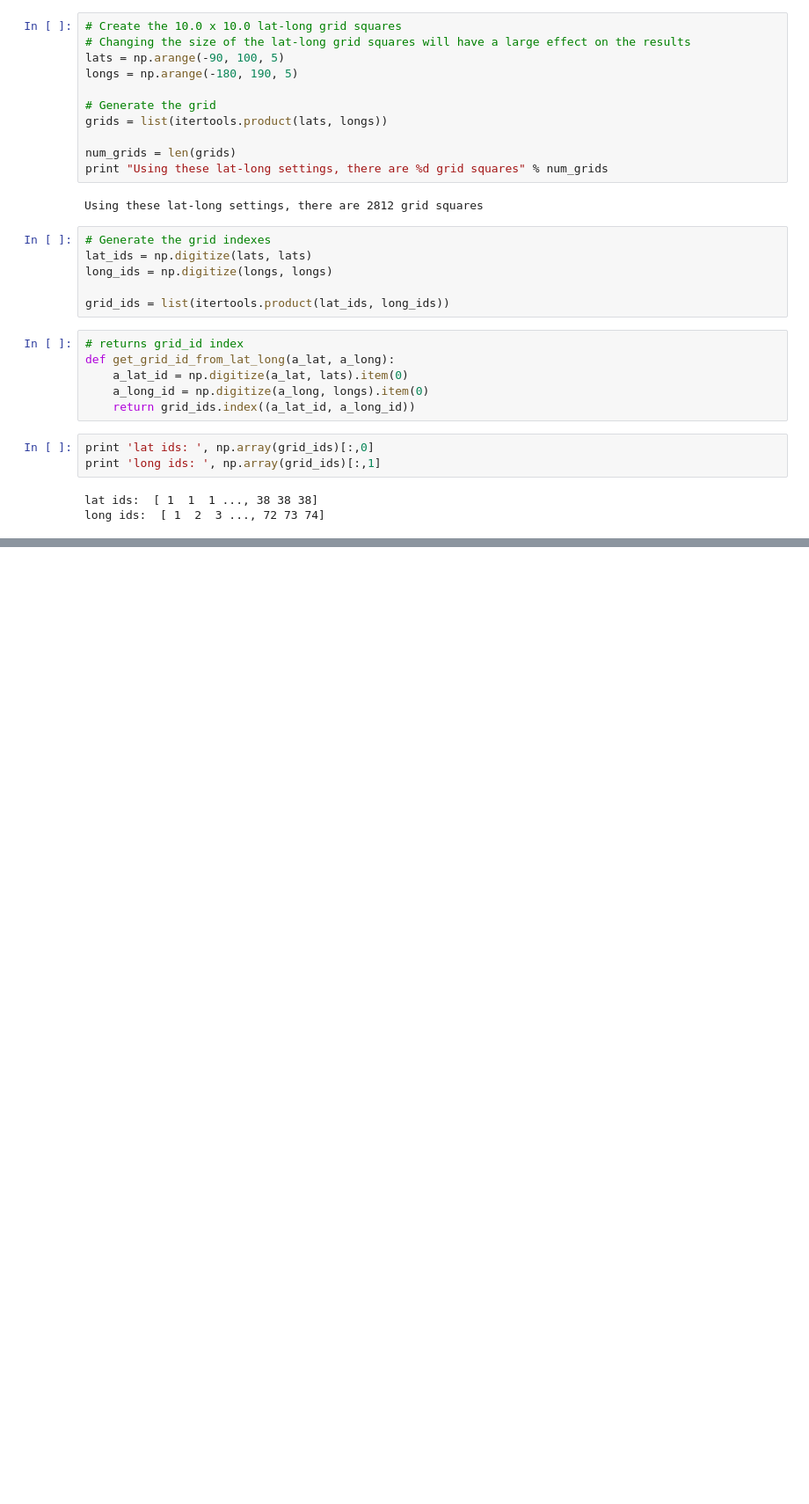
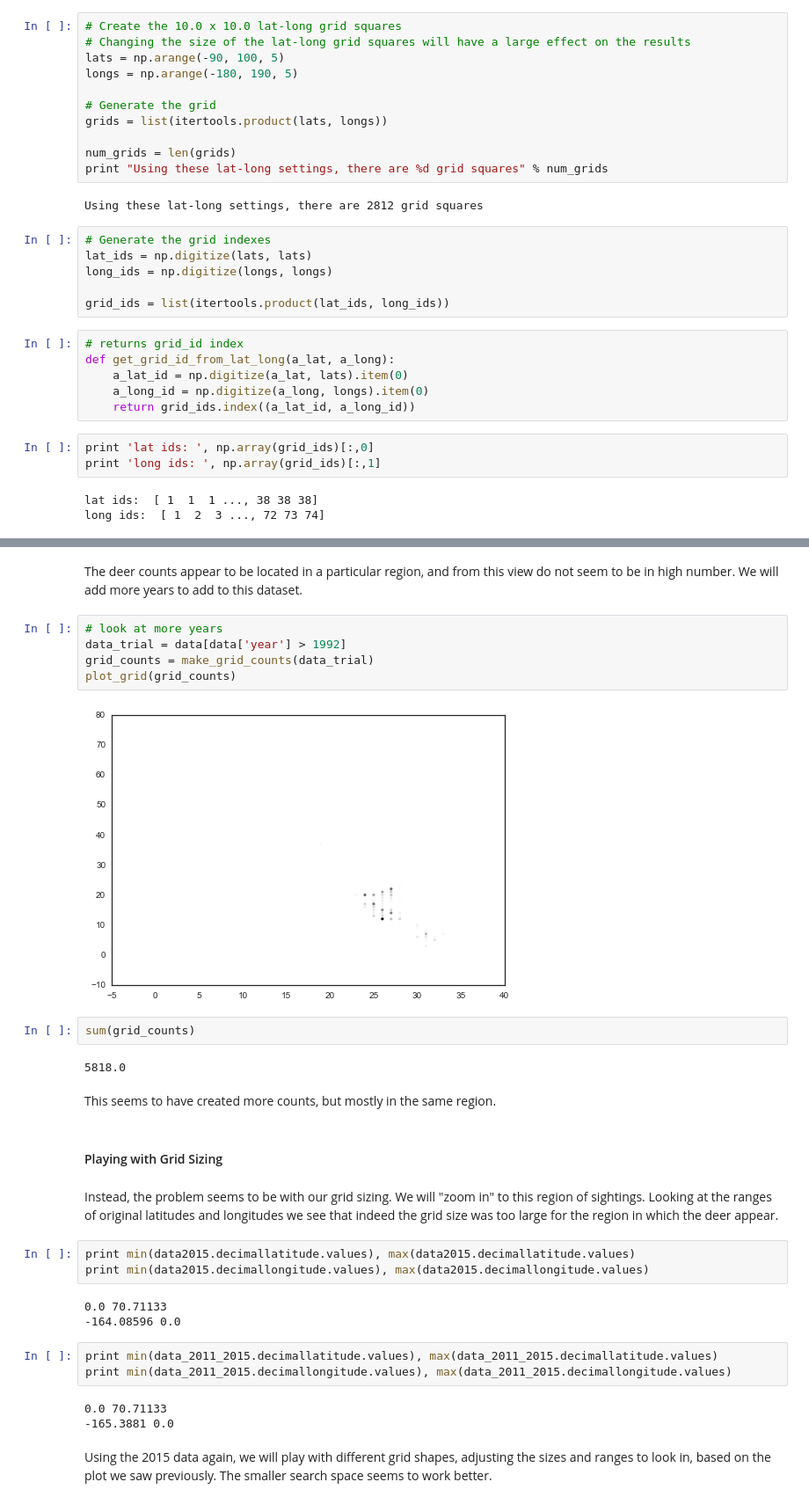
Before and after one commit to averyfaller/AM207Project, a Jupyter notebook: Hierarchical_Bayes.ipynb, the cells around one changed output, grey strips where cells are left out. Shown at 88% size. Cells and saved outputs as stored; diff of their text form; blank space fills up the shorter version.

```diff
--- a/Hierarchical_Bayes.ipynb
+++ b/Hierarchical_Bayes.ipynb
@@ -195,0 +178,33 @@ for i in range(N):
+# %% [markdown]
+The deer counts appear to be located in a particular region, and from this view do not seem to be in high number.  We will add more years to add to this dataset.
+# %%
+# look at more years
+data_trial = data[data['year'] > 1992]
+grid_counts = make_grid_counts(data_trial)
+plot_grid(grid_counts)
+# %% [output]
+[figure, added]
+# %%
+sum(grid_counts)
+# %% [output]
+5818.0
+# %% [markdown]
+This seems to have created more counts, but mostly in the same region.
+# %% [markdown]
+#### Playing with Grid Sizing
+# %% [markdown]
+Instead, the problem seems to be with our grid sizing.  We will "zoom in" to this region of sightings.  Looking at the ranges of original latitudes and longitudes we see that indeed the grid size was too large for the region in which the deer appear.
+# %%
+print min(data2015.decimallatitude.values), max(data2015.decimallatitude.values)
+print min(data2015.decimallongitude.values), max(data2015.decimallongitude.values)
+# %% [output]
+0.0 70.71133
+-164.08596 0.0
+# %%
+print min(data_2011_2015.decimallatitude.values), max(data_2011_2015.decimallatitude.values)
+print min(data_2011_2015.decimallongitude.values), max(data_2011_2015.decimallongitude.values)
+# %% [output]
+0.0 70.71133
+-165.3881 0.0
+# %% [markdown]
+Using the 2015 data again, we will play with different grid shapes, adjusting the sizes and ranges to look in, based on the plot we saw previously.  The smaller search space seems to work better.
```
Also changed, not shown: parts of 35 cells of this notebook.
